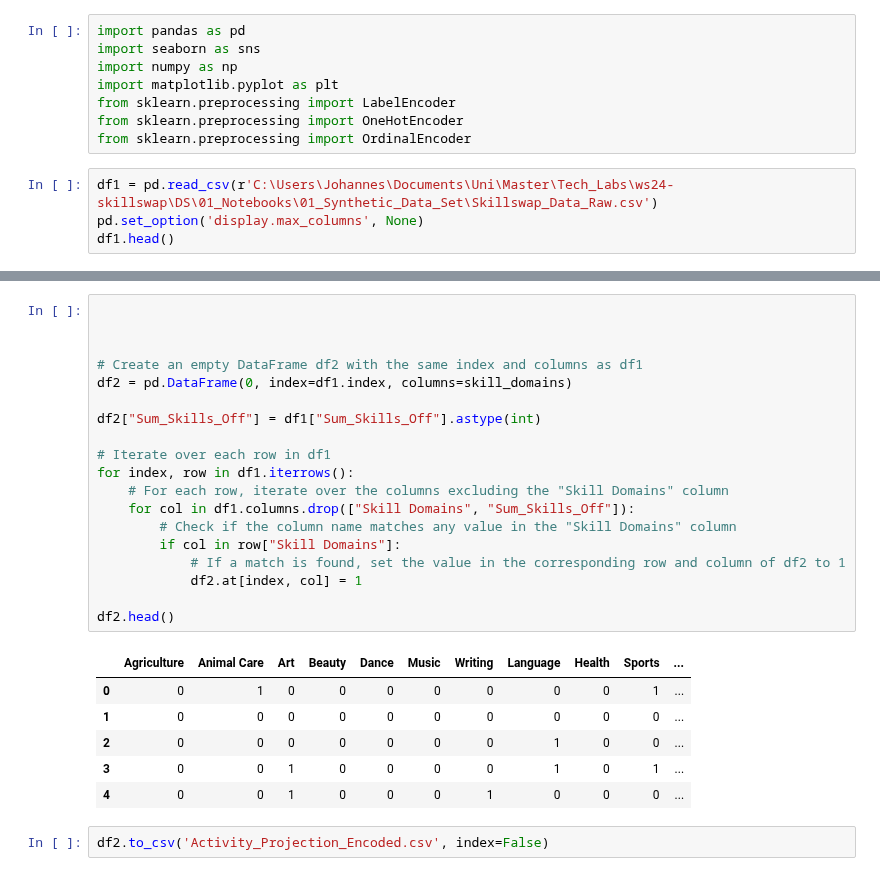
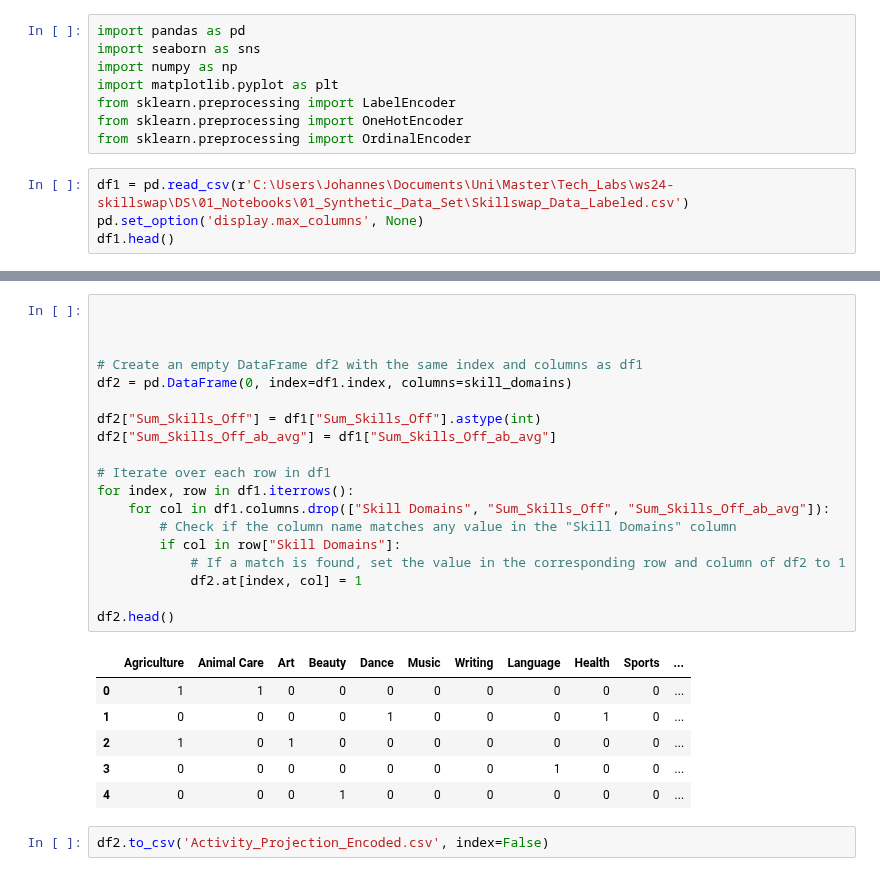
Before and after one commit to TechLabs-Berlin/ws24-skillswap, a Jupyter notebook: DS/01_Notebooks/03_Feature_Engineering/Encodings_Activity_Projection.ipynb, the cells around one changed output, grey strips where cells are left out. Saved outputs shown, nothing was run; the diff lists cells and outputs as text.

```diff
--- a/DS/01_Notebooks/03_Feature_Engineering/Encodings_Activity_Projection.ipynb
+++ b/DS/01_Notebooks/03_Feature_Engineering/Encodings_Activity_Projection.ipynb
@@ -7,7 +7,7 @@ from sklearn.preprocessing import LabelEncoder
 from sklearn.preprocessing import OneHotEncoder
 from sklearn.preprocessing import OrdinalEncoder
 # %%
-df1 = pd.read_csv(r'C:\Users\Johannes\Documents\Uni\Master\Tech_Labs\ws24-skillswap\DS\01_Notebooks\01_Synthetic_Data_Set\Skillswap_Data_Raw.csv')
+df1 = pd.read_csv(r'C:\Users\Johannes\Documents\Uni\Master\Tech_Labs\ws24-skillswap\DS\01_Notebooks\01_Synthetic_Data_Set\Skillswap_Data_Labeled.csv')
 pd.set_option('display.max_columns', None)
 df1.head()
 # %% [output]
@@ -50,28 +50,28 @@ filtered_df.head()
 # %%
 
 
 
 # Create an empty DataFrame df2 with the same index and columns as df1
 df2 = pd.DataFrame(0, index=df1.index, columns=skill_domains)
 
 df2["Sum_Skills_Off"] = df1["Sum_Skills_Off"].astype(int)
+df2["Sum_Skills_Off_ab_avg"] = df1["Sum_Skills_Off_ab_avg"]
 
 # Iterate over each row in df1
 for index, row in df1.iterrows():
-    # For each row, iterate over the columns excluding the "Skill Domains" column
-    for col in df1.columns.drop(["Skill Domains", "Sum_Skills_Off"]):
+    for col in df1.columns.drop(["Skill Domains", "Sum_Skills_Off", "Sum_Skills_Off_ab_avg"]):
         # Check if the column name matches any value in the "Skill Domains" column
         if col in row["Skill Domains"]:
             # If a match is found, set the value in the corresponding row and column of df2 to 1
             df2.at[index, col] = 1
 
 df2.head()
 # %% [output]
 |  | Agriculture | Animal Care | Art | Beauty | Dance | Music | Writing | Language | Health | Sports | ... |
-| 0 | 0 | 1 | 0 | 0 | 0 | 0 | 0 | 0 | 0 | 1 | ... |
-| 1 | 0 | 0 | 0 | 0 | 0 | 0 | 0 | 0 | 0 | 0 | ... |
-| 2 | 0 | 0 | 0 | 0 | 0 | 0 | 0 | 1 | 0 | 0 | ... |
-| 3 | 0 | 0 | 1 | 0 | 0 | 0 | 0 | 1 | 0 | 1 | ... |
-| 4 | 0 | 0 | 1 | 0 | 0 | 0 | 1 | 0 | 0 | 0 | ... |
+| 0 | 1 | 1 | 0 | 0 | 0 | 0 | 0 | 0 | 0 | 0 | ... |
+| 1 | 0 | 0 | 0 | 0 | 1 | 0 | 0 | 0 | 1 | 0 | ... |
+| 2 | 1 | 0 | 1 | 0 | 0 | 0 | 0 | 0 | 0 | 0 | ... |
+| 3 | 0 | 0 | 0 | 0 | 0 | 0 | 0 | 1 | 0 | 0 | ... |
+| 4 | 0 | 0 | 0 | 1 | 0 | 0 | 0 | 0 | 0 | 0 | ... |
 # %%
 df2.to_csv('Activity_Projection_Encoded.csv', index=False)
```
Also changed, not shown: parts of 2 cells of this notebook, 3 other files.
